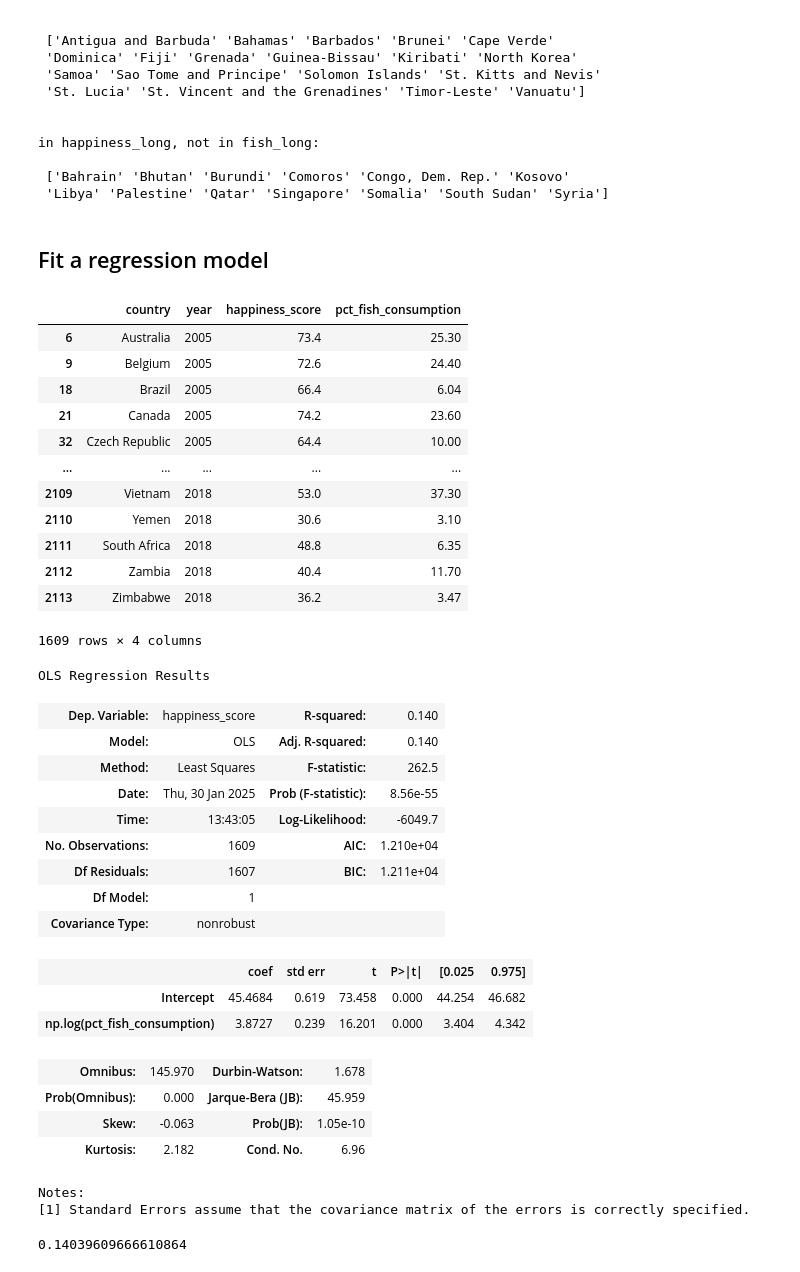
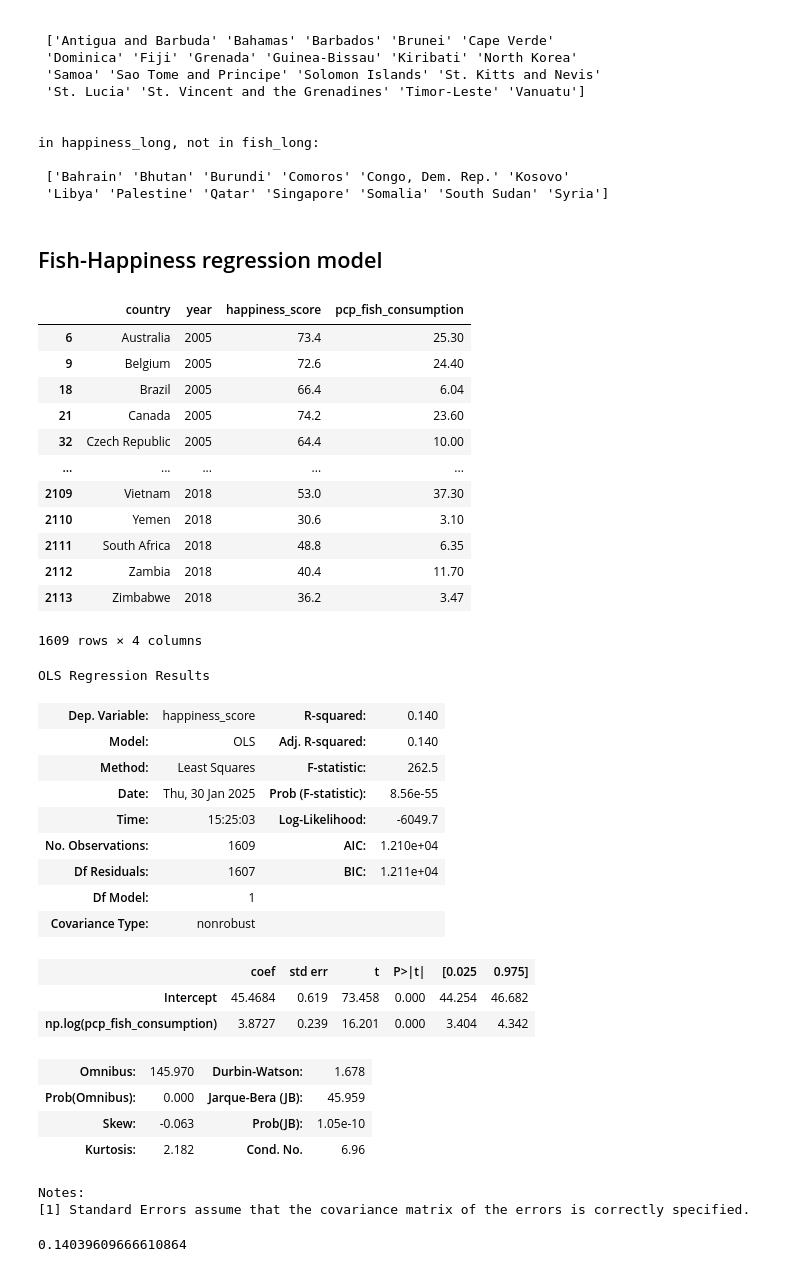
Before and after one commit to DrewRichard7/cost_of_health_shiny_app, a Jupyter notebook: notebooks/ar_main.ipynb, the cells around one changed output. Cells and saved outputs as stored; diff of their text form; code cells hidden in the pictures.

```diff
--- a/notebooks/ar_main.ipynb
+++ b/notebooks/ar_main.ipynb
@@ -33,9 +35,9 @@ fig.show()
 # %% [markdown]
 ## Fish consumption
 # %%
-fish_long = fish.melt(id_vars=['country'], var_name='year', value_name='pct_fish_consumption')
+fish_long = fish.melt(id_vars=['country'], var_name='year', value_name='pcp_fish_consumption')
 
-fig = px.scatter(fish_long, x='year', y='pct_fish_consumption', color='country', template='plotly_dark')
+fig = px.scatter(fish_long, x='year', y='pcp_fish_consumption', color='country', template='plotly_dark')
 
 # toggle visibility off by default
 for trace in fig.data:
@@ -70,13 +72,13 @@ in happiness_long, not in fish_long:
  ['Bahrain' 'Bhutan' 'Burundi' 'Comoros' 'Congo, Dem. Rep.' 'Kosovo'
  'Libya' 'Palestine' 'Qatar' 'Singapore' 'Somalia' 'South Sudan' 'Syria']
 # %% [markdown]
-## Fit a regression model
+## Fish-Happiness regression model
 # %%
 # merge happiness_long and fish_long on country and year
 happy_fish_merged = pd.merge(happiness_long, fish_long, on=['country', 'year'], how='inner').dropna()
 happy_fish_merged
 # %% [output]
-|  | country | year | happiness_score | pct_fish_consumption |
+|  | country | year | happiness_score | pcp_fish_consumption |
 | 6 | Australia | 2005 | 73.4 | 25.30 |
 | 9 | Belgium | 2005 | 72.6 | 24.40 |
 | 18 | Brazil | 2005 | 66.4 | 6.04 |
@@ -90,22 +92,22 @@ happy_fish_merged
 | 2113 | Zimbabwe | 2018 | 36.2 | 3.47 |
 1609 rows × 4 columns
 # %%
-lm = smf.ols('happiness_score ~ np.log(pct_fish_consumption)', data=happy_fish_merged).fit()
+lm = smf.ols('happiness_score ~ np.log(pcp_fish_consumption)', data=happy_fish_merged).fit()
 lm.summary()
 # %% [output]
 OLS Regression Results
 | Dep. Variable: | happiness_score | R-squared: | 0.140 |
 | Model: | OLS | Adj. R-squared: | 0.140 |
 | Method: | Least Squares | F-statistic: | 262.5 |
 | Date: | Thu, 30 Jan 2025 | Prob (F-statistic): | 8.56e-55 |
-| Time: | 13:43:05 | Log-Likelihood: | -6049.7 |
+| Time: | 15:25:03 | Log-Likelihood: | -6049.7 |
 | No. Observations: | 1609 | AIC: | 1.210e+04 |
 | Df Residuals: | 1607 | BIC: | 1.211e+04 |
 | Df Model: | 1 |  |  |
 | Covariance Type: | nonrobust |  |  |
 |  | coef | std err | t | P>|t| | [0.025 | 0.975] |
 | Intercept | 45.4684 | 0.619 | 73.458 | 0.000 | 44.254 | 46.682 |
-| np.log(pct_fish_consumption) | 3.8727 | 0.239 | 16.201 | 0.000 | 3.404 | 4.342 |
+| np.log(pcp_fish_consumption) | 3.8727 | 0.239 | 16.201 | 0.000 | 3.404 | 4.342 |
 | Omnibus: | 145.970 | Durbin-Watson: | 1.678 |
 | Prob(Omnibus): | 0.000 | Jarque-Bera (JB): | 45.959 |
 | Skew: | -0.063 | Prob(JB): | 1.05e-10 |
```
Also changed, not shown: parts of 16 cells of this notebook, 1 other file.
